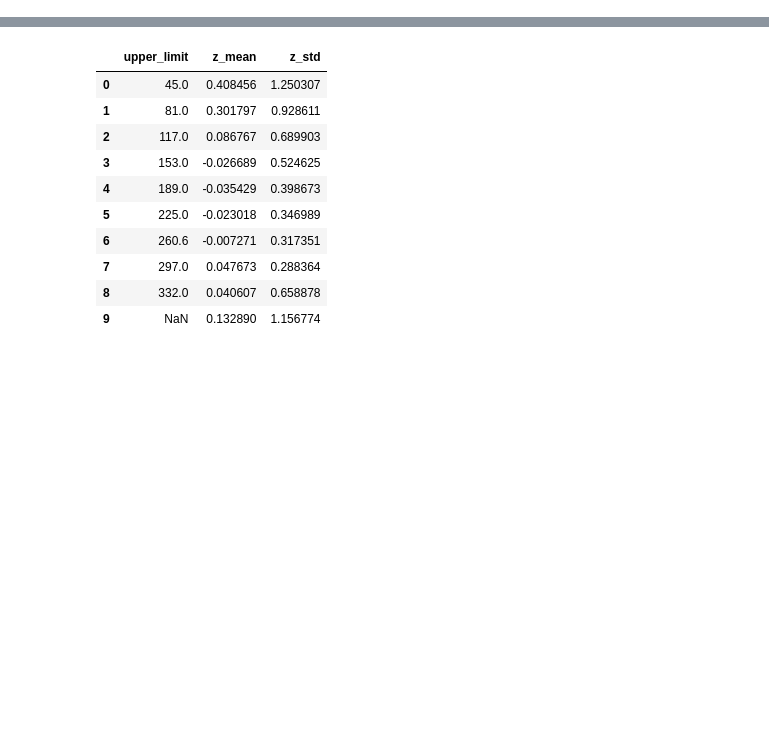
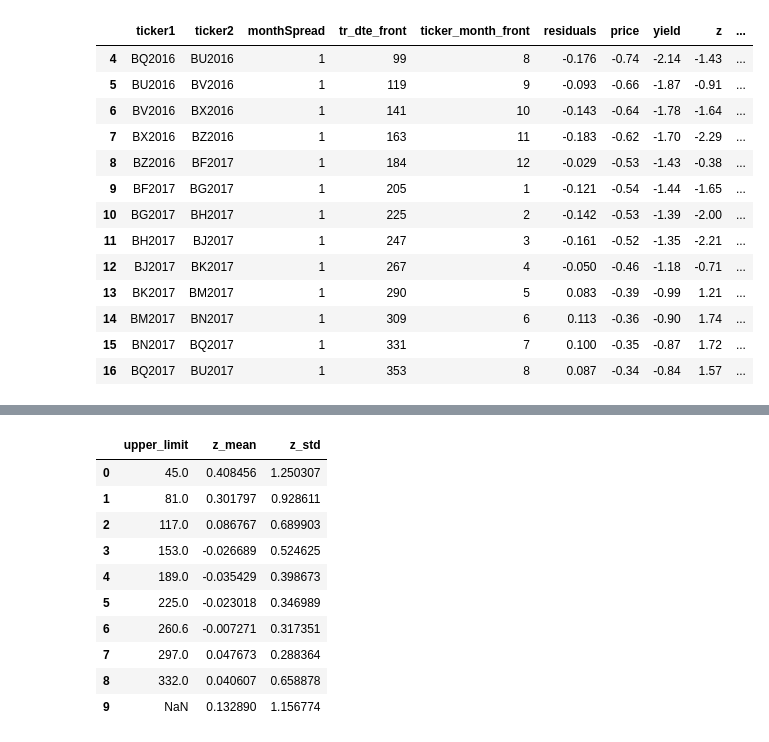
Before and after one commit to d0p34m1n3/repo_barbarossa, a Jupyter notebook: PycharmProjects/backtesting/test_backtest_curve_pca.ipynb, the cells around one changed output, grey strips where cells are left out. Saved outputs shown, nothing was run; the diff lists cells and outputs as text; code cells hidden in the pictures; blank space fills up the shorter version.

```diff
--- a/PycharmProjects/backtesting/test_backtest_curve_pca.ipynb
+++ b/PycharmProjects/backtesting/test_backtest_curve_pca.ipynb
@@ -67,0 +173,22 @@ plt.show()
+# %%
+import opportunity_constructs.curve_pca as cpc
+
+
+report_output = cpc.get_curve_pca_report(ticker_head='B',date_to=20160210,use_existing_filesQ=False)
+pca_results = report_output['pca_results']
+pca_results[(pca_results['monthSpread']==1)&(pca_results['tr_dte_front']>80)]
+# %% [output]
+|  | ticker1 | ticker2 | monthSpread | tr_dte_front | ticker_month_front | residuals | price | yield | z | ... |
+| 4 | BQ2016 | BU2016 | 1 | 99 | 8 | -0.176 | -0.74 | -2.14 | -1.43 | ... |
+| 5 | BU2016 | BV2016 | 1 | 119 | 9 | -0.093 | -0.66 | -1.87 | -0.91 | ... |
+| 6 | BV2016 | BX2016 | 1 | 141 | 10 | -0.143 | -0.64 | -1.78 | -1.64 | ... |
+| 7 | BX2016 | BZ2016 | 1 | 163 | 11 | -0.183 | -0.62 | -1.70 | -2.29 | ... |
+| 8 | BZ2016 | BF2017 | 1 | 184 | 12 | -0.029 | -0.53 | -1.43 | -0.38 | ... |
+| 9 | BF2017 | BG2017 | 1 | 205 | 1 | -0.121 | -0.54 | -1.44 | -1.65 | ... |
+| 10 | BG2017 | BH2017 | 1 | 225 | 2 | -0.142 | -0.53 | -1.39 | -2.00 | ... |
+| 11 | BH2017 | BJ2017 | 1 | 247 | 3 | -0.161 | -0.52 | -1.35 | -2.21 | ... |
+| 12 | BJ2017 | BK2017 | 1 | 267 | 4 | -0.050 | -0.46 | -1.18 | -0.71 | ... |
+| 13 | BK2017 | BM2017 | 1 | 290 | 5 | 0.083 | -0.39 | -0.99 | 1.21 | ... |
+| 14 | BM2017 | BN2017 | 1 | 309 | 6 | 0.113 | -0.36 | -0.90 | 1.74 | ... |
+| 15 | BN2017 | BQ2017 | 1 | 331 | 7 | 0.100 | -0.35 | -0.87 | 1.72 | ... |
+| 16 | BQ2017 | BU2017 | 1 | 353 | 8 | 0.087 | -0.34 | -0.84 | 1.57 | ... |
```
Also changed, not shown: parts of 12 cells of this notebook, 20 other files.
